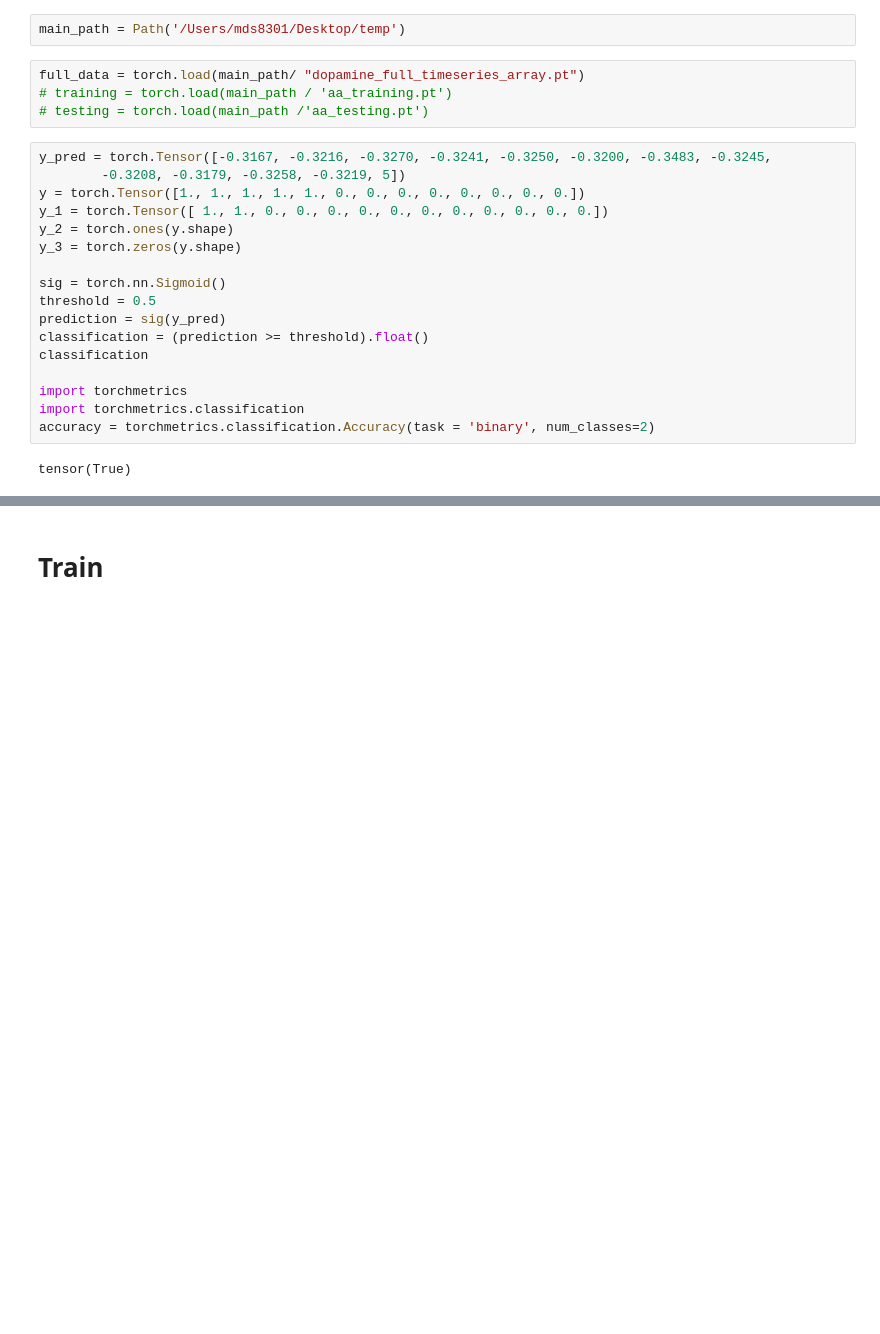
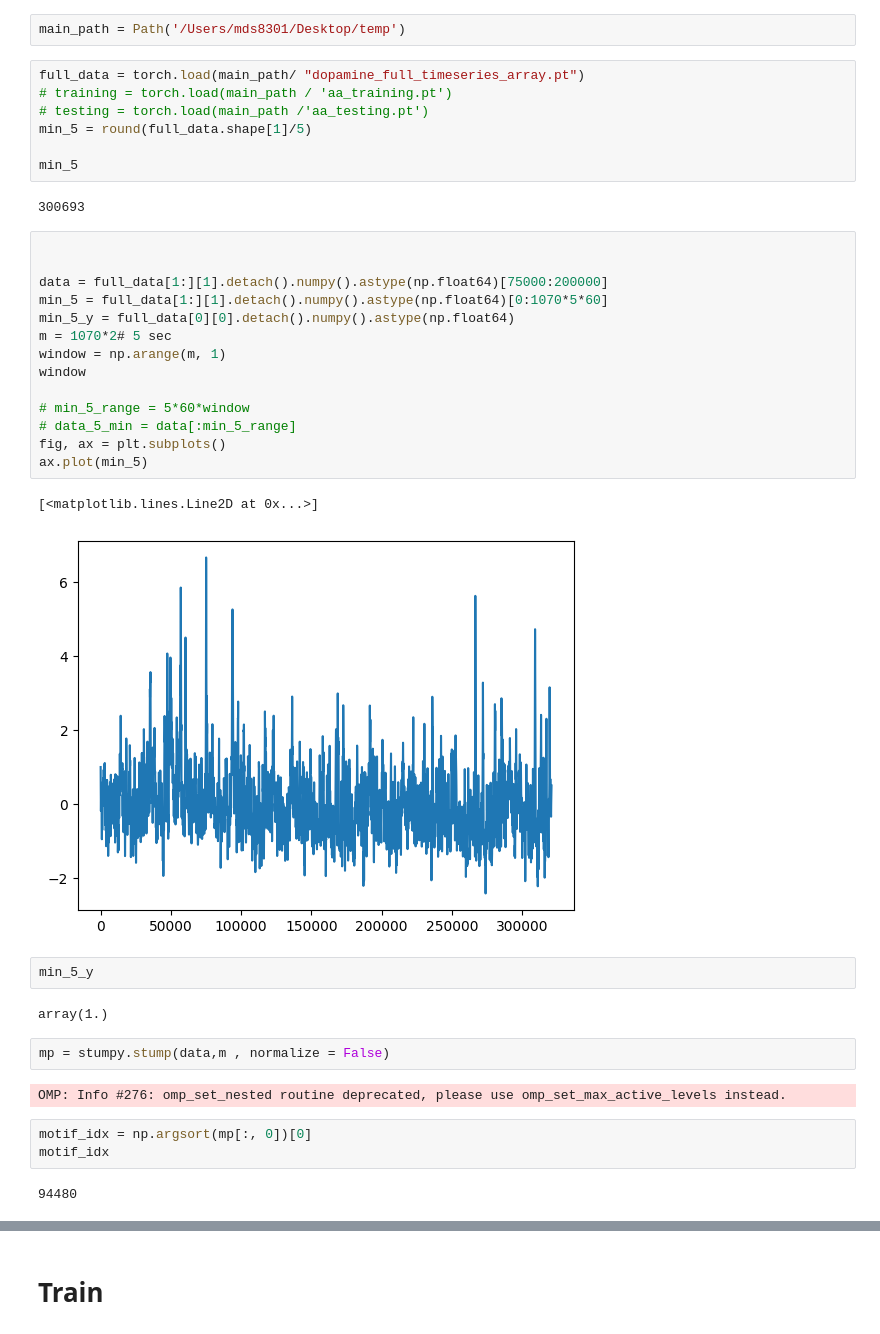
Before and after one commit to Mschaid/transphorm, a Jupyter notebook: notebooks/model_development_template.ipynb, the cells around one changed output, grey strips where cells are left out. Drawn from its saved outputs; the diff is of its cells as text; blank space fills up the shorter version.

```diff
--- a/notebooks/model_development_template.ipynb
+++ b/notebooks/model_development_template.ipynb
@@ -19,22 +23,38 @@ main_path = Path('/Users/mds8301/Desktop/temp')
 full_data = torch.load(main_path/ "dopamine_full_timeseries_array.pt")
 # training = torch.load(main_path / 'aa_training.pt')
 # testing = torch.load(main_path /'aa_testing.pt')
+min_5 = round(full_data.shape[1]/5)
+
+min_5
+# %% [output]
+300693
-# %%
-y_pred = torch.Tensor([-0.3167, -0.3216, -0.3270, -0.3241, -0.3250, -0.3200, -0.3483, -0.3245,
-        -0.3208, -0.3179, -0.3258, -0.3219, 5])
-y = torch.Tensor([1., 1., 1., 1., 1., 0., 0., 0., 0., 0., 0., 0., 0.])
-y_1 = torch.Tensor([ 1., 1., 0., 0., 0., 0., 0., 0., 0., 0., 0., 0., 0.])
-y_2 = torch.ones(y.shape)
-y_3 = torch.zeros(y.shape)
-
-sig = torch.nn.Sigmoid()
-threshold = 0.5
-prediction = sig(y_pred)
-classification = (prediction >= threshold).float()
-classification
-
-import torchmetrics
-import torchmetrics.classification
-accuracy = torchmetrics.classification.Accuracy(task = 'binary', num_classes=2)
-# %% [output]
-tensor(True)
+# %%
+
+
+data = full_data[1:][1].detach().numpy().astype(np.float64)[75000:200000]
+min_5 = full_data[1:][1].detach().numpy().astype(np.float64)[0:1070*5*60]
+min_5_y = full_data[0][0].detach().numpy().astype(np.float64)
+m = 1070*2# 5 sec
+window = np.arange(m, 1)
+window
+
+# min_5_range = 5*60*window
+# data_5_min = data[:min_5_range]
+fig, ax = plt.subplots()
+ax.plot(min_5)
+# %% [output]
+[<matplotlib.lines.Line2D at 0x...>]
+[figure, added]
+# %%
+min_5_y
+# %% [output]
+array(1.)
+# %%
+mp = stumpy.stump(data,m , normalize = False)
+# %% [output]
+OMP: Info #276: omp_set_nested routine deprecated, please use omp_set_max_active_levels instead.
+# %%
+motif_idx = np.argsort(mp[:, 0])[0]
+motif_idx
+# %% [output]
+94480
```
Also changed, not shown: parts of 20 cells of this notebook, 12 other files.
